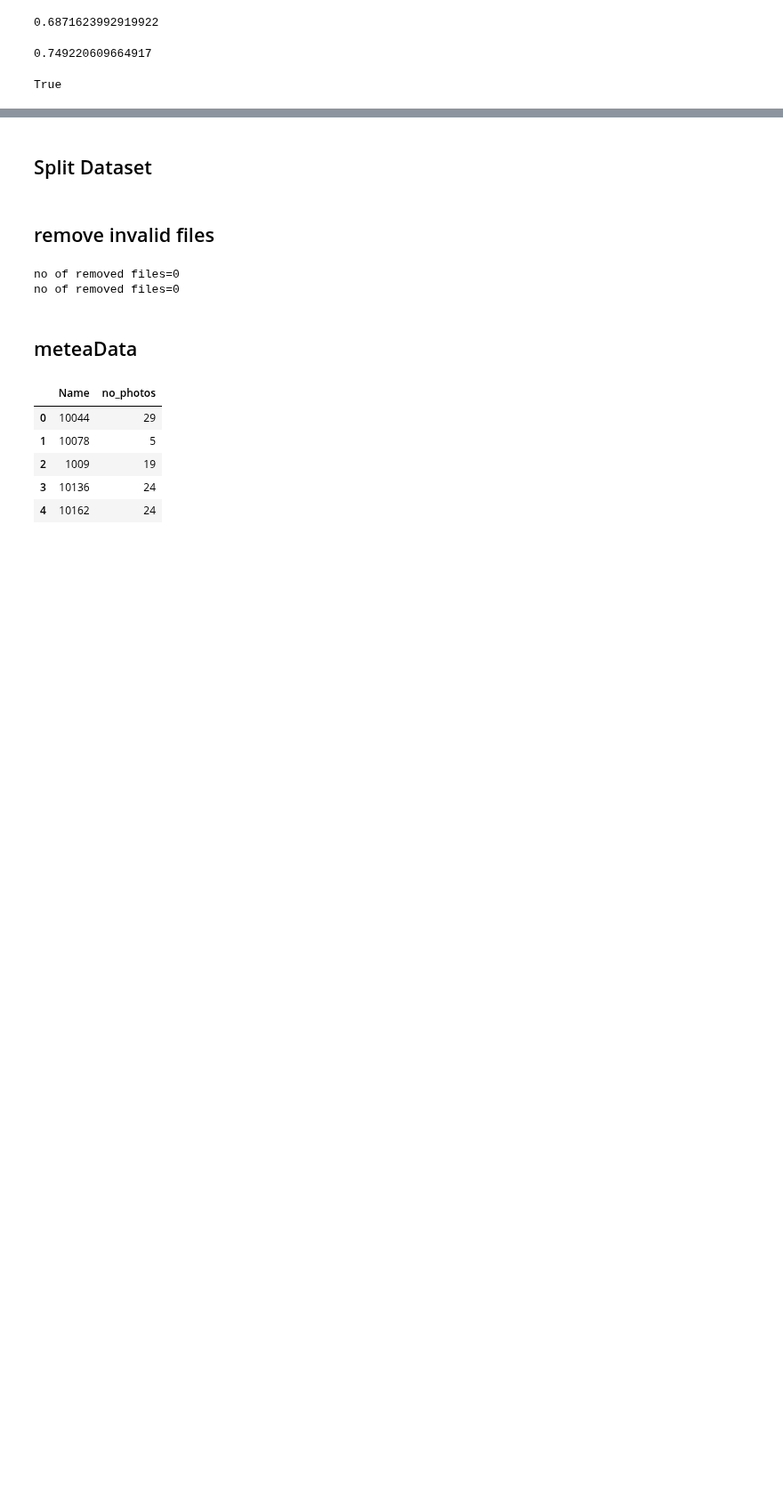
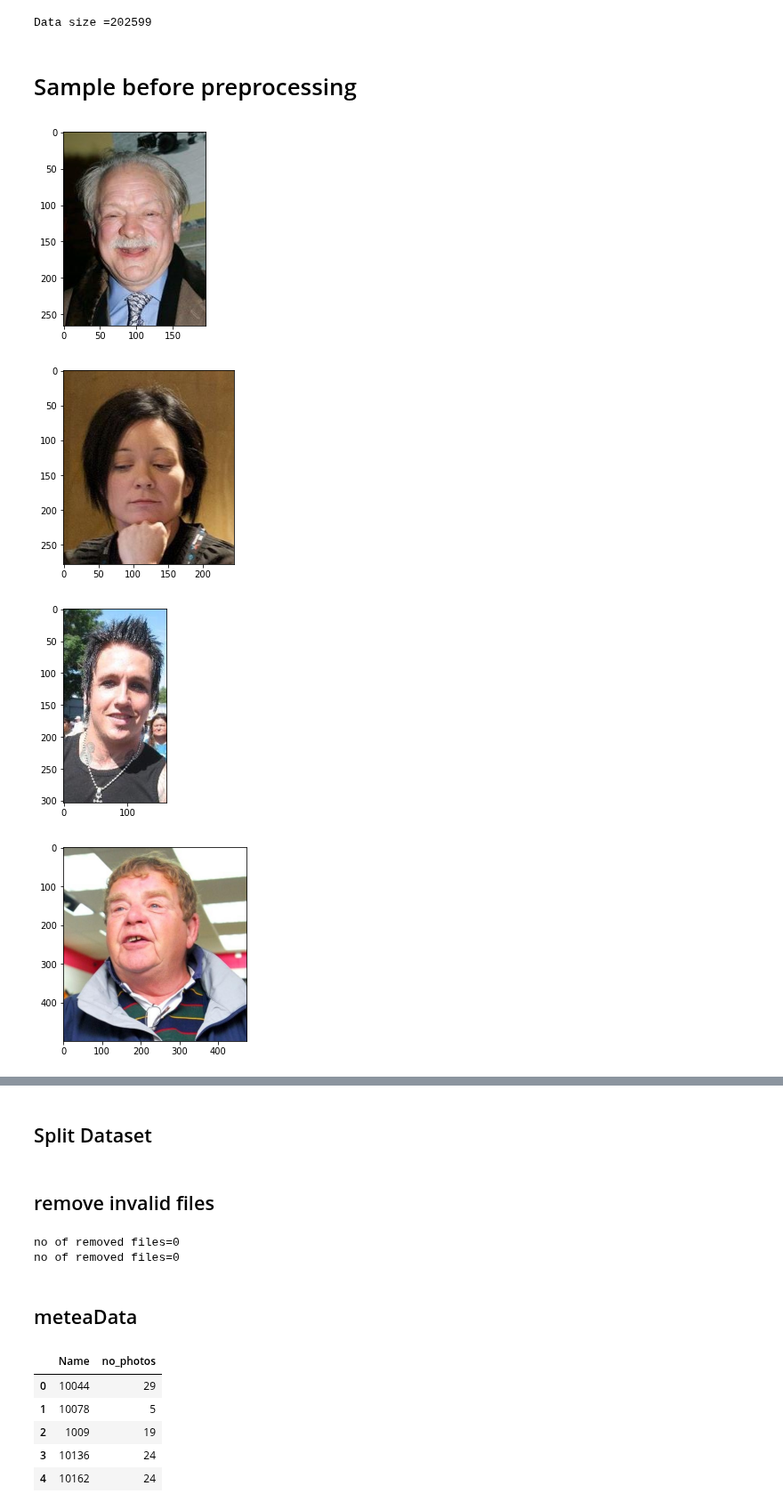
Before and after one commit to ahmedbadr97/conv-facenet, a Jupyter notebook: notebooks/data_preprocessing.ipynb, the cells around one changed output, grey strips where cells are left out. Shown at 89% size. Drawn from its saved outputs; the diff is of its cells as text; code cells hidden in the pictures; blank space fills up the shorter version.

```diff
--- a/notebooks/data_preprocessing.ipynb
+++ b/notebooks/data_preprocessing.ipynb
@@ -16,15 +22,4 @@ target_size=(225,225)
-# %%
-img_process_start=time.time()
-img=preprocess_face(f"000001.jpg",target_size=target_size,detector_backend=detector_backend)
-print(time.time()-img_process_start)
-# %% [output]
-0.6871623992919922
-# %%
-img_process_start=time.time()
-img=preprocess_face(f"000001.jpg",target_size=target_size,detector_backend=detector_backend)
-print(time.time()-img_process_start)
-# %% [output]
-0.749220609664917
 # %%
 raw_data_path="../dataset/raw/img_celeba"
 prep_data_path="../dataset/preprocessed/img_celeb"
+img_names=os.listdir(raw_data_path)
@@ -36,7 +26,18 @@ import cv2
-# %%
-vv=cv2.imread("../dataset/raw/img_align_celeba/000001.jpg")
-vv=cv2.cvtColor(vv,cv2.COLOR_BGR2RGB)
-
-cv2.imwrite("../dataset/preprocessed/img_celeb/000001.jpg",vv)
-# %% [output]
-True
+# %%
+print(f"Data size ={len(img_names)}")
+# %% [output]
+Data size =202599
+# %% [markdown]
+# Sample before preprocessing
+# %%
+random_pics=random.sample(img_names,5)
+# %%
+for pic_name in random_pics:
+    img=cv2.cvtColor(cv2.imread(f"{raw_data_path}/{pic_name}"),cv2.COLOR_BGR2RGB)
+    plt.imshow(img)
+    plt.show()
+# %% [output]
+[figure, added]
+[figure, added]
+[figure, added]
+[figure, added]
```
Also changed, not shown: parts of 17 cells of this notebook, 1 other file.
